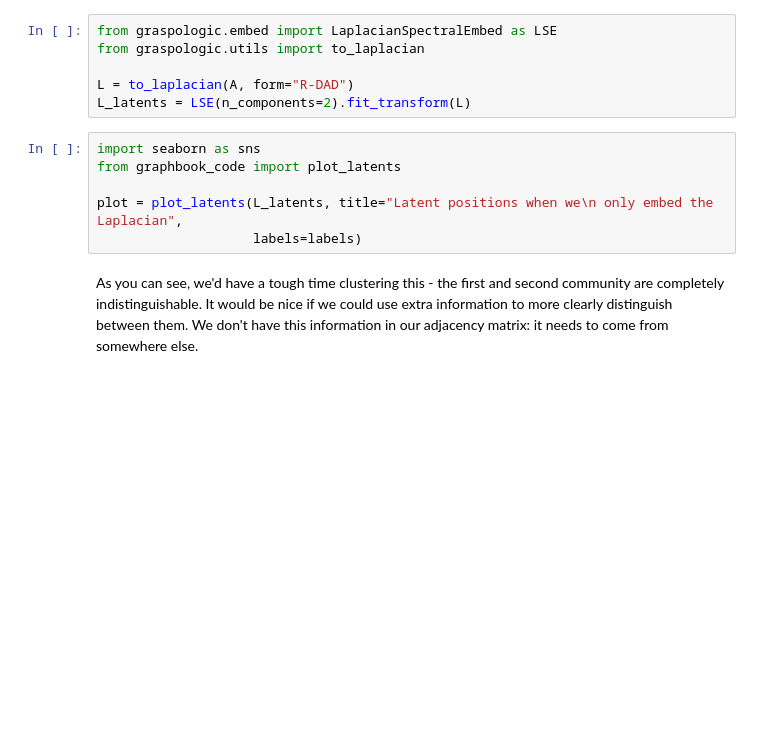
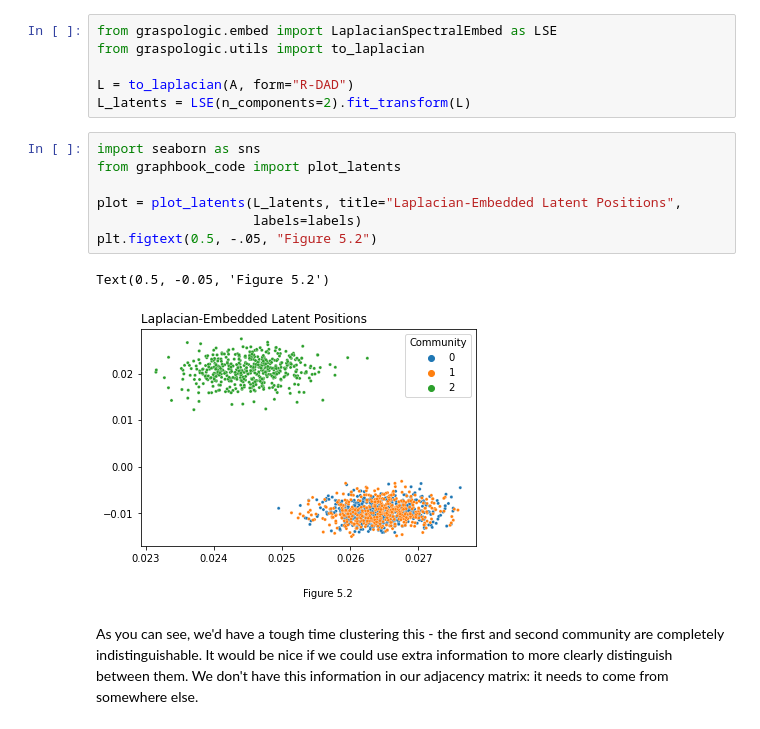
Before and after one commit to loftusa/thesis, a Jupyter notebook: network_machine_learning_in_python/representations/ch6/joint-representation-learning.ipynb, the cells around one changed output. Saved outputs shown, nothing was run; the diff lists cells and outputs as text; blank space fills up the shorter version.

```diff
--- a/network_machine_learning_in_python/representations/ch6/joint-representation-learning.ipynb
+++ b/network_machine_learning_in_python/representations/ch6/joint-representation-learning.ipynb
@@ -70,9 +74,13 @@ L_latents = LSE(n_components=2).fit_transform(L)
 # %%
 import seaborn as sns
 from graphbook_code import plot_latents
 
-plot = plot_latents(L_latents, title="Latent positions when we\n only embed the Laplacian",
+plot = plot_latents(L_latents, title="Laplacian-Embedded Latent Positions",
                     labels=labels)
+plt.figtext(0.5, -.05, "Figure 5.2")
+# %% [output]
+Text(0.5, -0.05, 'Figure 5.2')
+[figure, added]
 # %% [markdown]
 As you can see, we'd have a tough time clustering this - the first and second community are completely indistinguishable. It would be nice if we could use extra information to more clearly distinguish between them. We don't have this information in our adjacency matrix: it needs to come from somewhere else.
 # %% [markdown]
```
Also changed, not shown: parts of 12 cells of this notebook, 8 other files.
